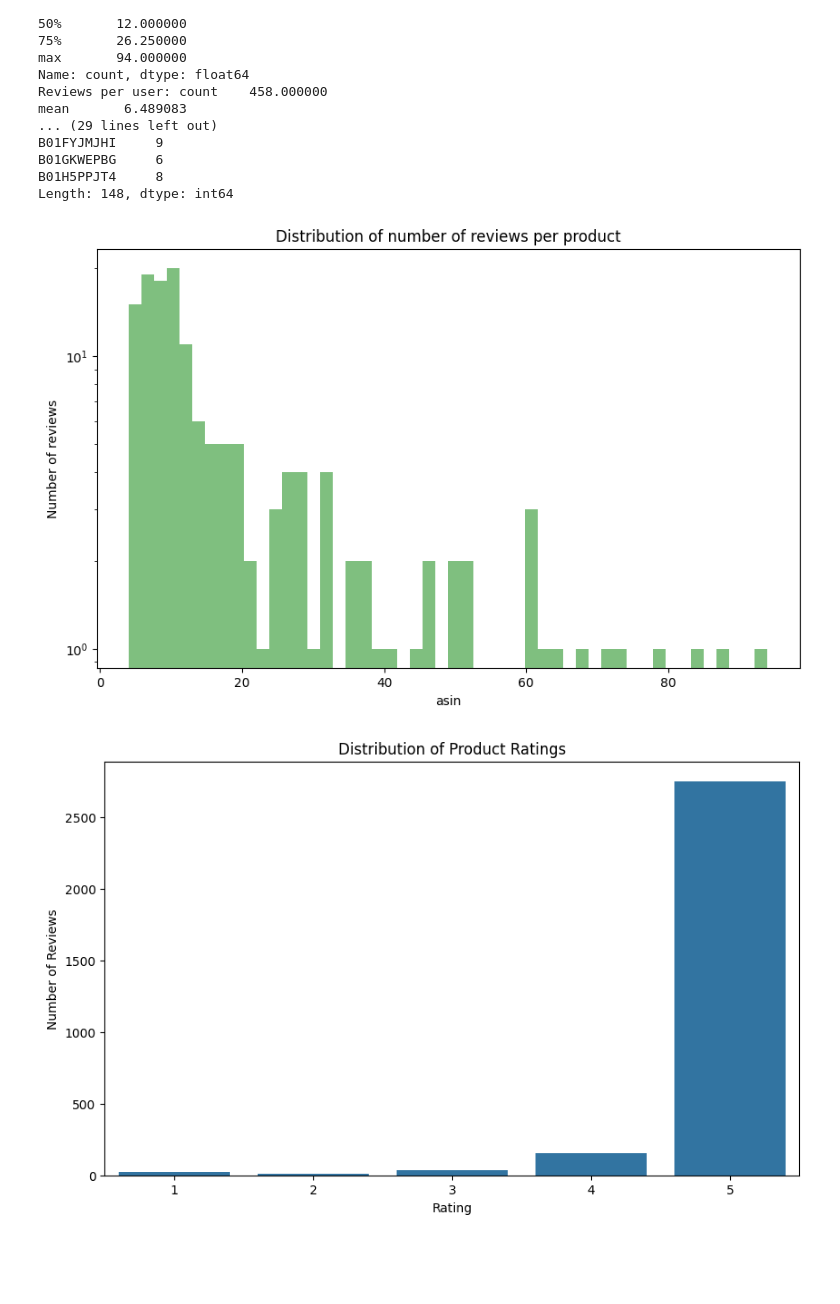
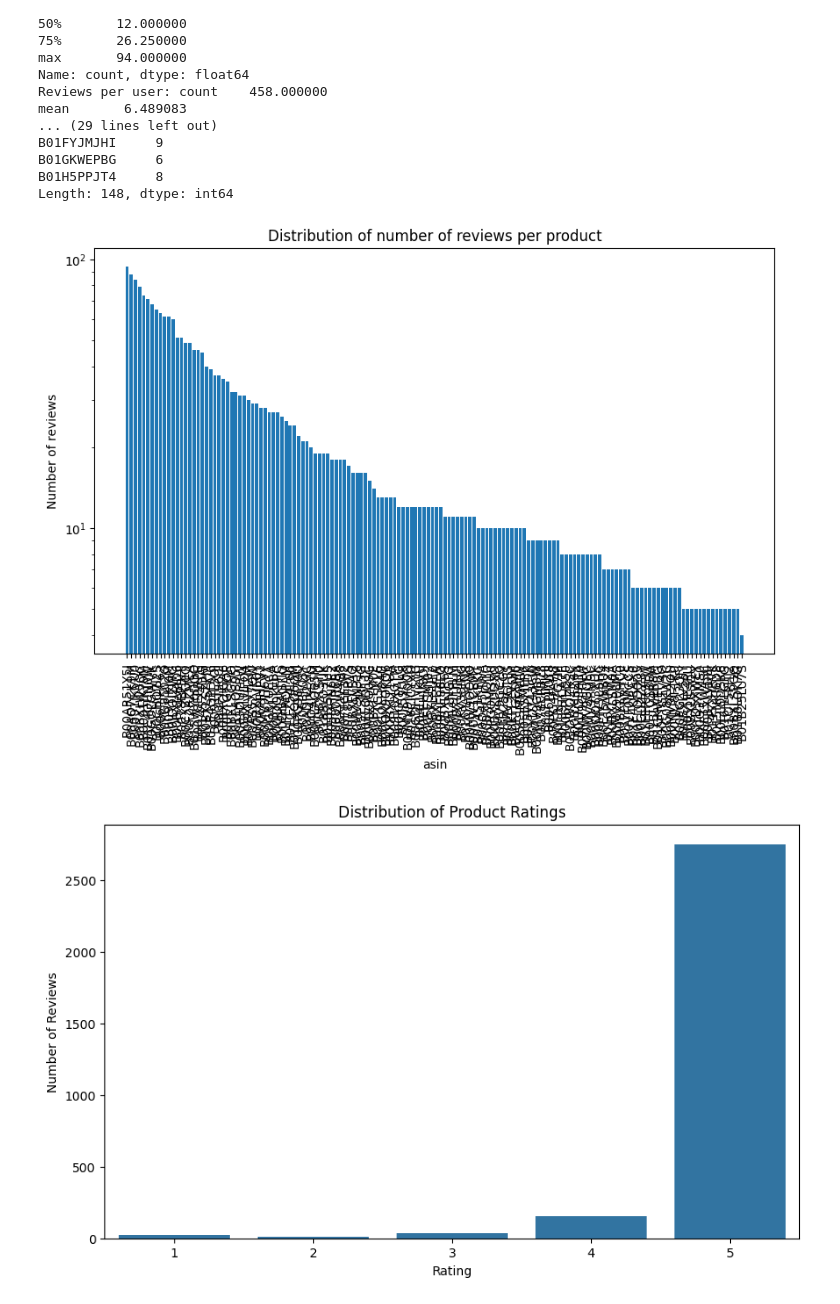
Before and after one commit to NiceVincent/NLP_group5, a Jupyter notebook: preprocess.ipynb, the cells around one changed output. Saved outputs shown, nothing was run; the diff lists cells and outputs as text; code cells hidden in the pictures; blank space fills up the shorter version.

```diff
--- a/preprocess.ipynb
+++ b/preprocess.ipynb
@@ -132,19 +132,20 @@ Length: 148, dtype: int64
 # %%
 import matplotlib.pyplot as plt
 
 # Get the counts
 counts = data_json['asin'].value_counts()
 
 # Plot
 plt.figure(figsize=(10,6))
-plt.hist(counts, bins=50, alpha=0.5, color='g')
+plt.bar(counts.index, counts.values)
 plt.yscale('log')
 plt.xlabel('asin')
 plt.ylabel('Number of reviews')
 plt.title('Distribution of number of reviews per product')
+plt.xticks(rotation=90)
 plt.show()
 # %% [output]
-[figure, old version]
+[figure, new version]
 # %%
 # Part 1 Visualizations
 
```
